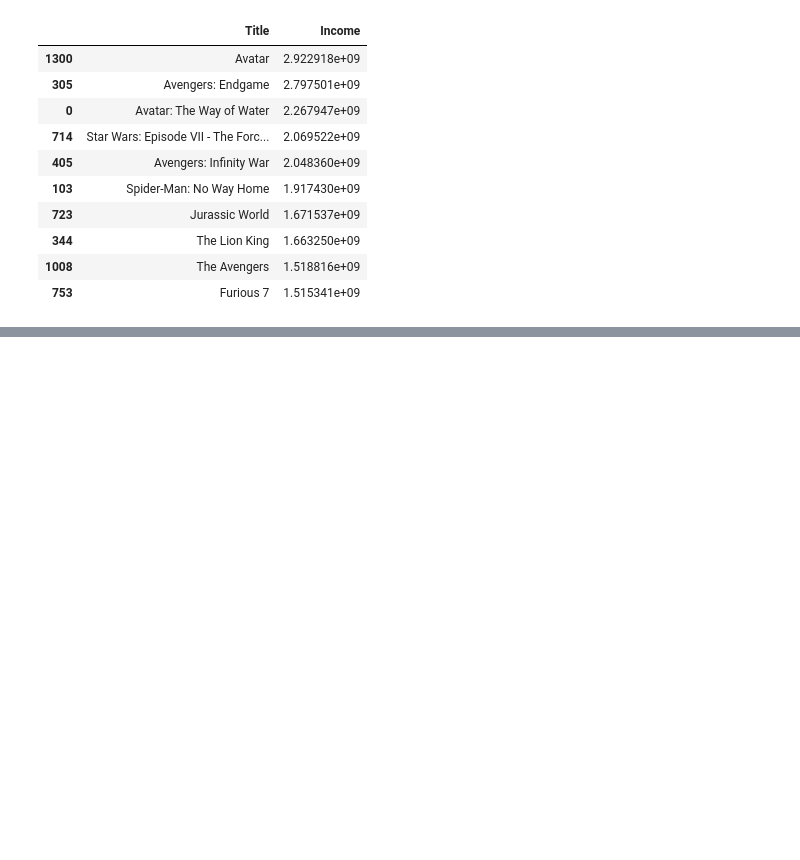
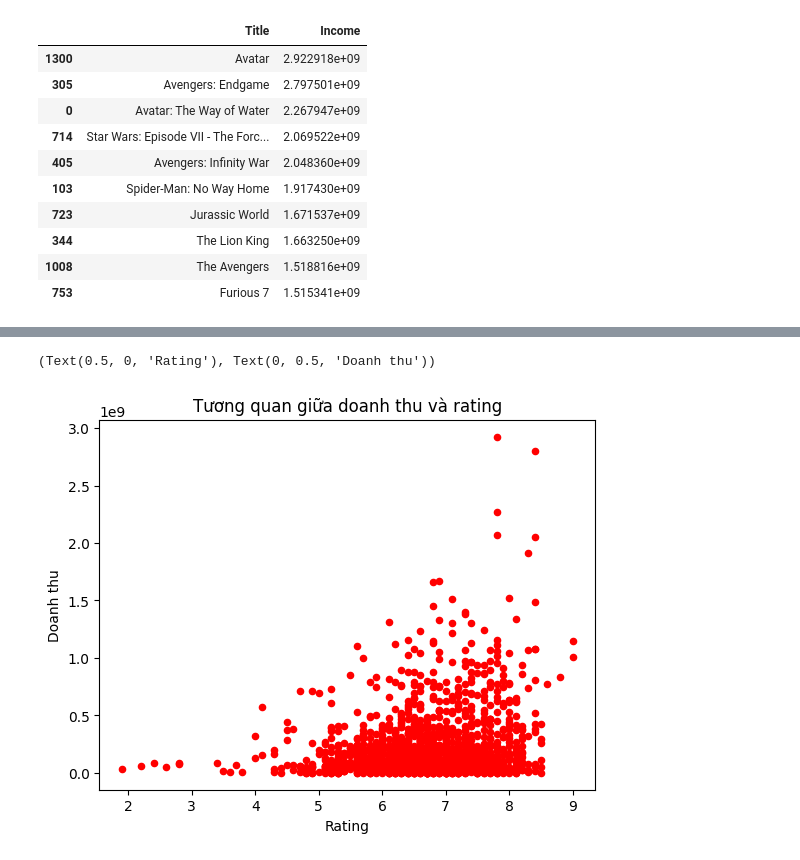
Before and after one commit to 20120273/Movie-Visualize, a Jupyter notebook: visualize.ipynb, the cells around one changed output, grey strips where cells are left out. Cells and saved outputs as stored; diff of their text form; code cells hidden in the pictures; blank space fills up the shorter version.

```diff
--- a/visualize.ipynb
+++ b/visualize.ipynb
@@ -42,0 +45,3 @@ plt.xlabel("Doanh thu (x10^9 $)"), plt.ylabel("Tên phim")
+# %%
+rating_income = df[["Rating", "Income"]]
+rating_income
@@ -42,0 +62,7 @@ plt.xlabel("Doanh thu (x10^9 $)"), plt.ylabel("Tên phim")
+# %%
+rating_income.plot.scatter('Rating', 'Income', color="Red")
+plt.title("Tương quan giữa doanh thu và rating")
+plt.xlabel("Rating"), plt.ylabel("Doanh thu")
+# %% [output]
+(Text(0.5, 0, 'Rating'), Text(0, 0.5, 'Doanh thu'))
+[figure, added]
```
Also changed, not shown: parts of 3 cells of this notebook.
